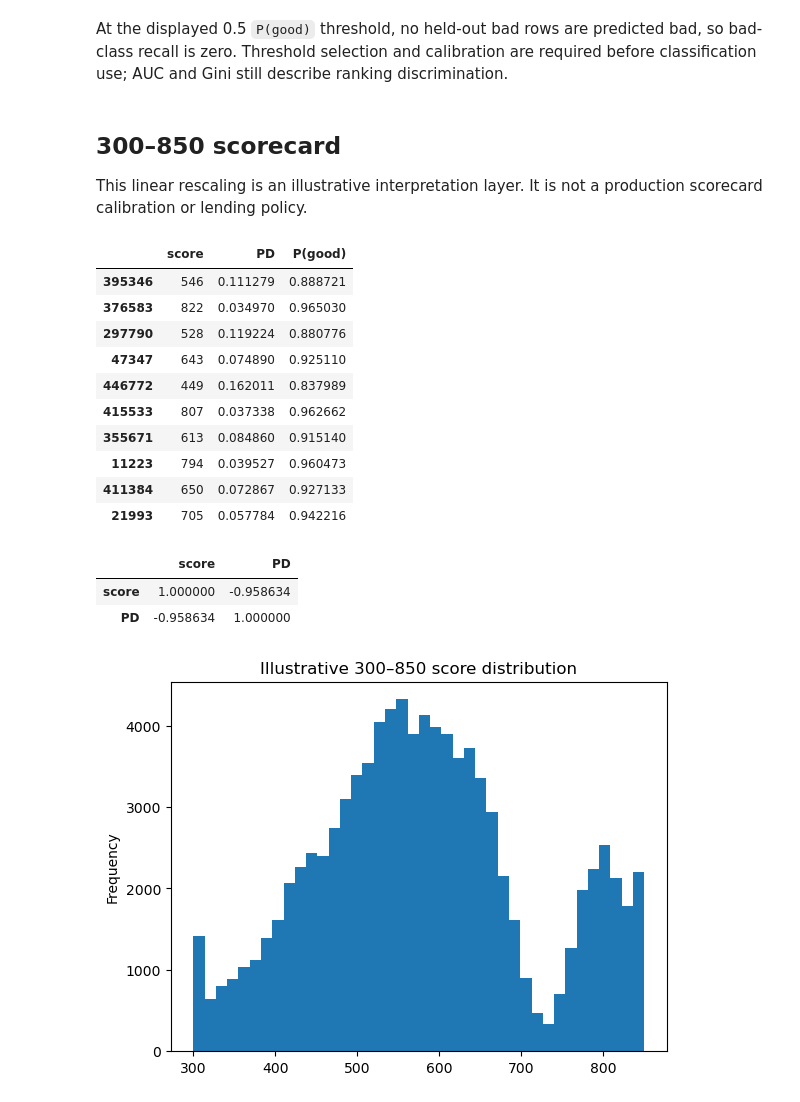
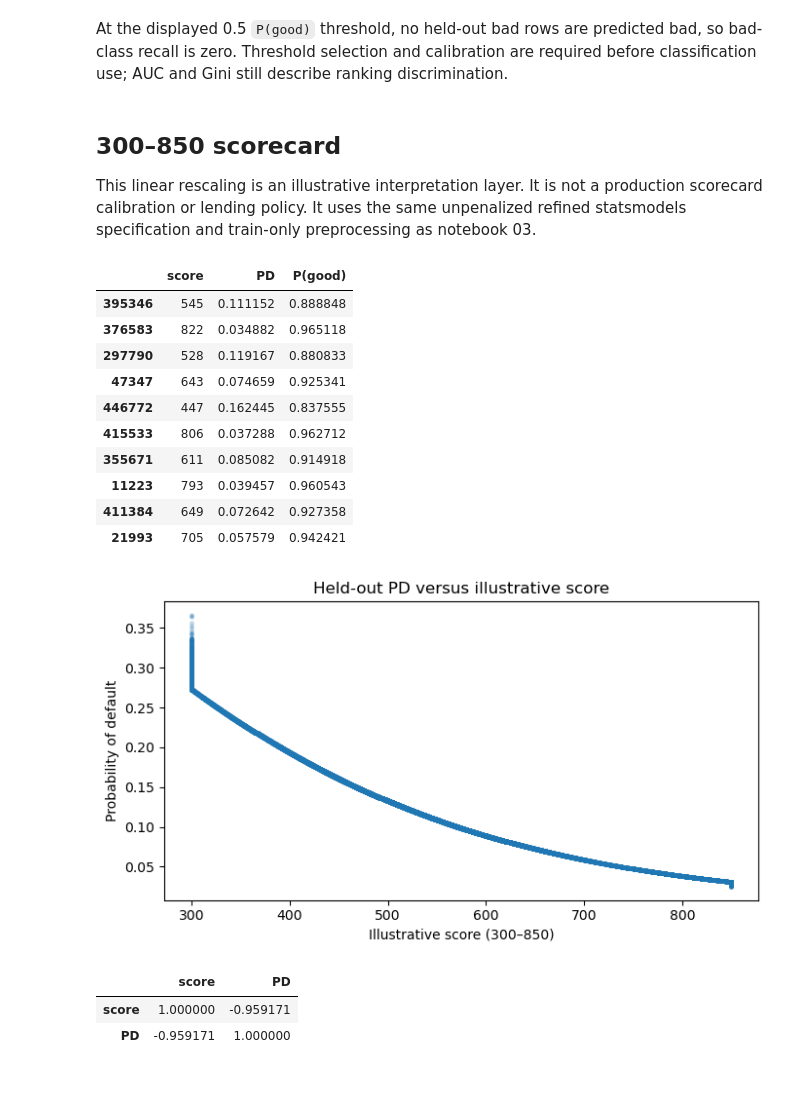
Before and after one commit to jclaudio019/credit_risk, a Jupyter notebook: notebooks/04_pd_validation_and_scorecard.ipynb, the cells around one changed output. Saved outputs shown, nothing was run; the diff lists cells and outputs as text; code cells hidden in the pictures.

```diff
--- a/notebooks/04_pd_validation_and_scorecard.ipynb
+++ b/notebooks/04_pd_validation_and_scorecard.ipynb
@@ -70,37 +99,43 @@ At the displayed 0.5 `P(good)` threshold, no held-out bad rows are predicted bad
 # %% [markdown]
 ## 300–850 scorecard
 
-This linear rescaling is an illustrative interpretation layer. It is not a production scorecard calibration or lending policy.
+This linear rescaling is an illustrative interpretation layer. It is not a production scorecard calibration or lending policy. It uses the same unpenalized refined statsmodels specification and train-only preprocessing as notebook 03.
 # %%
 min_score, max_score = 300, 850
 
-# Fix the 300–850 scale using the training score distribution only, then apply it unchanged to test rows.
-training_logit_good = model.decision_function(X_train)
-test_logit_good = model.decision_function(X_test)
+# Fix the 300–850 scale using the training refined-logit distribution only, then apply it unchanged to test rows.
+training_logit_good = model.predict(refined_design_train, linear=True)
+test_logit_good = model.predict(refined_design_test, linear=True)
 low, high = np.quantile(training_logit_good, [0.01, 0.99])
 score = (min_score + (test_logit_good - low) * (max_score - min_score) / (high - low)).clip(min_score, max_score).round().astype(int)
 scorecard = pd.DataFrame({'score': score, 'PD': PD, 'P(good)': probability_good}, index=y_test.index)
 scorecard.head(10)
 # %% [output]
 |  | score | PD | P(good) |
-| 395346 | 546 | 0.111279 | 0.888721 |
-| 376583 | 822 | 0.034970 | 0.965030 |
-| 297790 | 528 | 0.119224 | 0.880776 |
-| 47347 | 643 | 0.074890 | 0.925110 |
-| 446772 | 449 | 0.162011 | 0.837989 |
-| 415533 | 807 | 0.037338 | 0.962662 |
-| 355671 | 613 | 0.084860 | 0.915140 |
-| 11223 | 794 | 0.039527 | 0.960473 |
-| 411384 | 650 | 0.072867 | 0.927133 |
-| 21993 | 705 | 0.057784 | 0.942216 |
+| 395346 | 545 | 0.111152 | 0.888848 |
+| 376583 | 822 | 0.034882 | 0.965118 |
+| 297790 | 528 | 0.119167 | 0.880833 |
+| 47347 | 643 | 0.074659 | 0.925341 |
+| 446772 | 447 | 0.162445 | 0.837555 |
+| 415533 | 806 | 0.037288 | 0.962712 |
+| 355671 | 611 | 0.085082 | 0.914918 |
+| 11223 | 793 | 0.039457 | 0.960543 |
+| 411384 | 649 | 0.072642 | 0.927358 |
+| 21993 | 705 | 0.057579 | 0.942421 |
 # %%
-scorecard['score'].plot.hist(bins=40, title='Illustrative 300–850 score distribution')
+plt.figure(figsize=(7, 4))
+plt.scatter(scorecard['score'], scorecard['PD'], s=6, alpha=0.2)
+plt.title('Held-out PD versus illustrative score')
+plt.xlabel('Illustrative score (300–850)')
+plt.ylabel('Probability of default')
+plt.tight_layout()
+plt.show()
 scorecard[['score', 'PD']].corr()
 # %% [output]
+[figure, new version]
 |  | score | PD |
-| score | 1.000000 | -0.958634 |
-| PD | -0.958634 | 1.000000 |
+| score | 1.000000 | -0.959171 |
+| PD | -0.959171 | 1.000000 |
-[figure, old version]
 # %% [markdown]
 ## Historical and educational limitations
 
```
Also changed, not shown: parts of 3 cells of this notebook, 6 other files.
